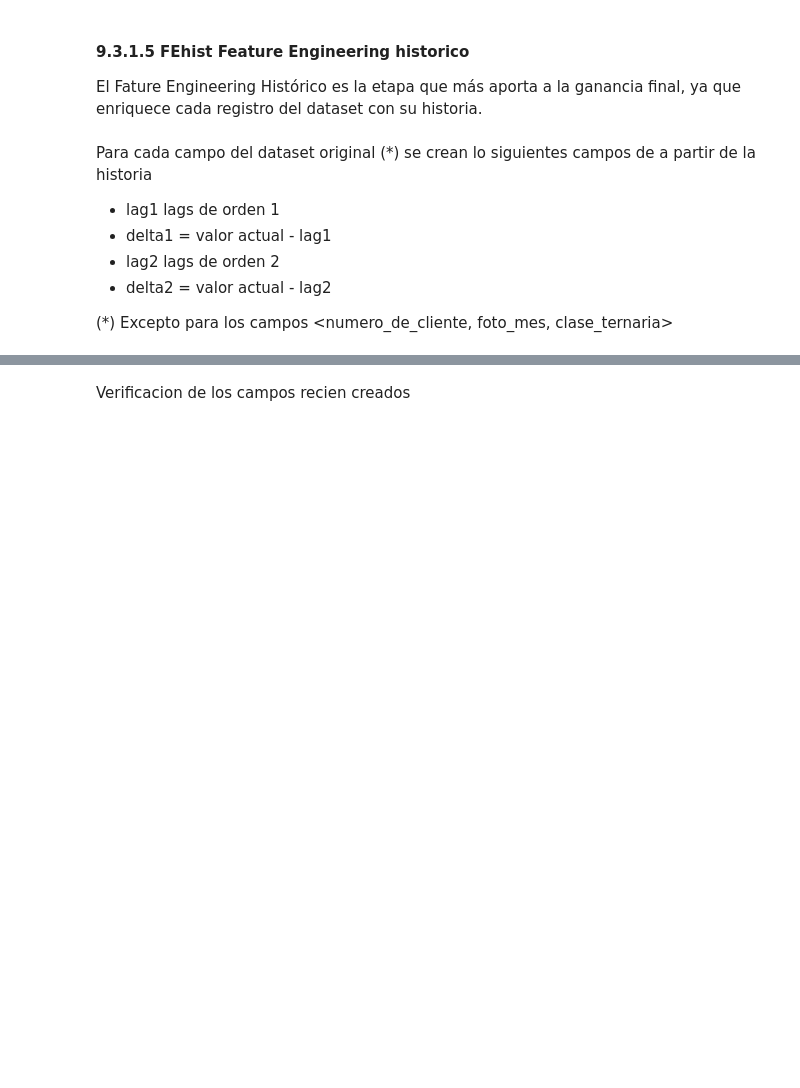
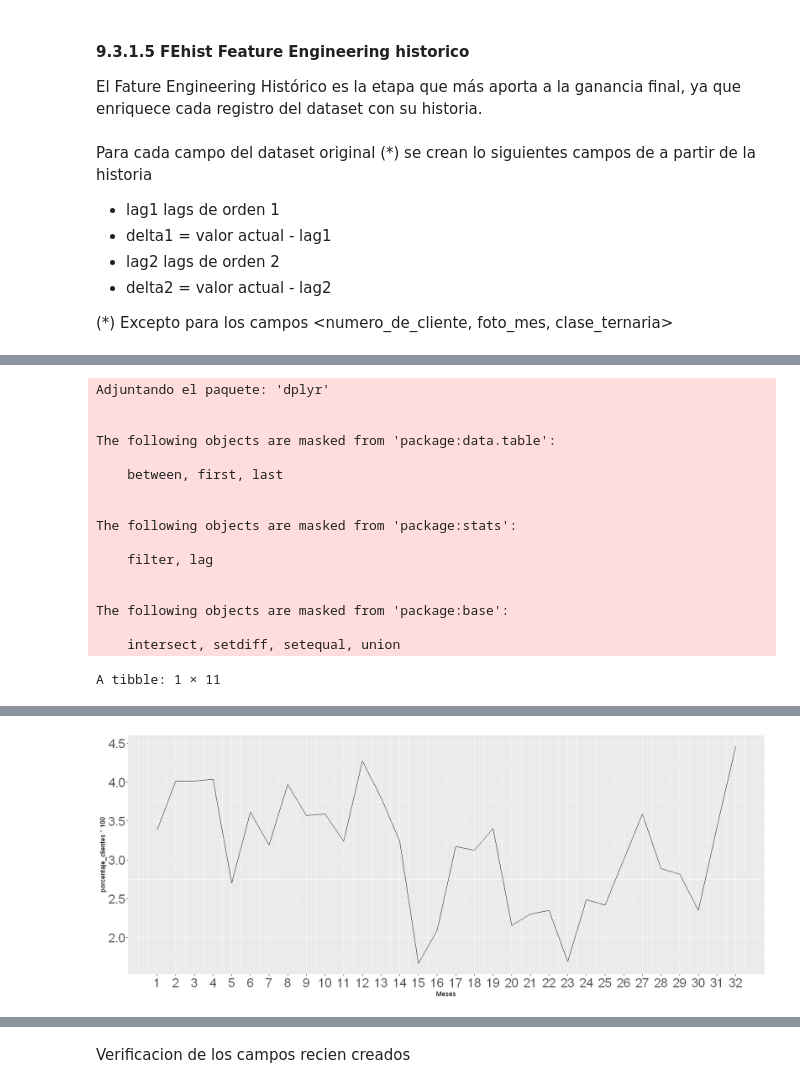
Before and after one commit to orcorsetti/labo2025v, a Jupyter notebook: src/workflows/910_WorkFlow_01_junior_local.ipynb, the cells around one changed output, grey strips where cells are left out. Cells and saved outputs as stored; diff of their text form; code cells hidden in the pictures; blank space fills up the shorter version.

```diff
--- a/src/workflows/910_WorkFlow_01_junior_local.ipynb
+++ b/src/workflows/910_WorkFlow_01_junior_local.ipynb
@@ -817,0 +803,79 @@ se crean lo siguientes campos de a partir de la historia
+# %%
+
+#head(dataset)
+
+library(dplyr)
+library(ggplot2)
+
+
+listado_clientes_baja = dataset %>%
+    select(numero_de_cliente, clase_ternaria) %>%
+    filter(clase_ternaria == "BAJA+2" | clase_ternaria == "BAJA+1") %>%
+    distinct(numero_de_cliente)
+
+
+ventana_tiempo_bajas =
+  inner_join(dataset, listado_clientes_baja, by = "numero_de_cliente") %>%
+  group_by(numero_de_cliente) %>%
+  summarise(
+    cantidad_meses = n_distinct(foto_mes),
+    .groups = "drop"
+)
+
+n <- n_distinct(ventana_tiempo_bajas$numero_de_cliente)
+
+porcentaje_meses = ventana_tiempo_bajas %>%
+    group_by(cantidad_meses) %>%
+    summarise(
+        porcentaje_clientes = n_distinct(numero_de_cliente)/n ,
+        .groups = "drop"
+    )
+
+ventana_tiempo_bajas %>%
+  summarise(
+    min              = min(cantidad_meses),
+    Q1               = quantile(cantidad_meses, 0.25),
+    media            = mean(cantidad_meses),
+    mediana          = median(cantidad_meses),
+    Q3               = quantile(cantidad_meses, 0.75),
+    max              = max(cantidad_meses),
+    desviacion       = sd(cantidad_meses),
+    coef_var         = sd(cantidad_meses) / mean(cantidad_meses),
+    MAD_normalizado  = mad(cantidad_meses),
+    trim_mean_10     = mean(cantidad_meses, trim = 0.10),
+    trim_mean_20     = mean(cantidad_meses, trim = 0.20)
+  )
+
+options(repr.plot.width = 15, repr.plot.height = 6)
+
+ggplot(porcentaje_meses, aes(x=cantidad_meses, y=porcentaje_clientes*100)) +
+  geom_line() +
+  theme(axis.text.x = element_text(size = 20)) +
+  theme(axis.text.y = element_text(size = 20)) +
+  scale_x_continuous("Meses", labels = as.character(porcentaje_meses$cantidad_meses), breaks = porcentaje_meses$cantidad_meses)
+
+#Extraigo columnas mas relevantes de la corrida inicial con 100 iter
+importancia_variables <- read.delim(
+  "../../repos/labo2025v/src/workflows/Archivos/exp_WF9101_impo.txt",
+  sep = "\t",
+  header = TRUE,
+  stringsAsFactors = FALSE
+)
+# %% [output]
+Adjuntando el paquete: 'dplyr'
+
+
+The following objects are masked from 'package:data.table':
+
+    between, first, last
+
+
+The following objects are masked from 'package:stats':
+
+    filter, lag
+
+
+The following objects are masked from 'package:base':
+
+    intersect, setdiff, setequal, union
+A tibble: 1 × 11
@@ -818,3 +885,4 @@ se crean lo siguientes campos de a partir de la historia
+[figure, added]
 # %%
 # Feature Engineering Historico
 
```
Also changed, not shown: parts of 15 cells of this notebook, 1 other file.
